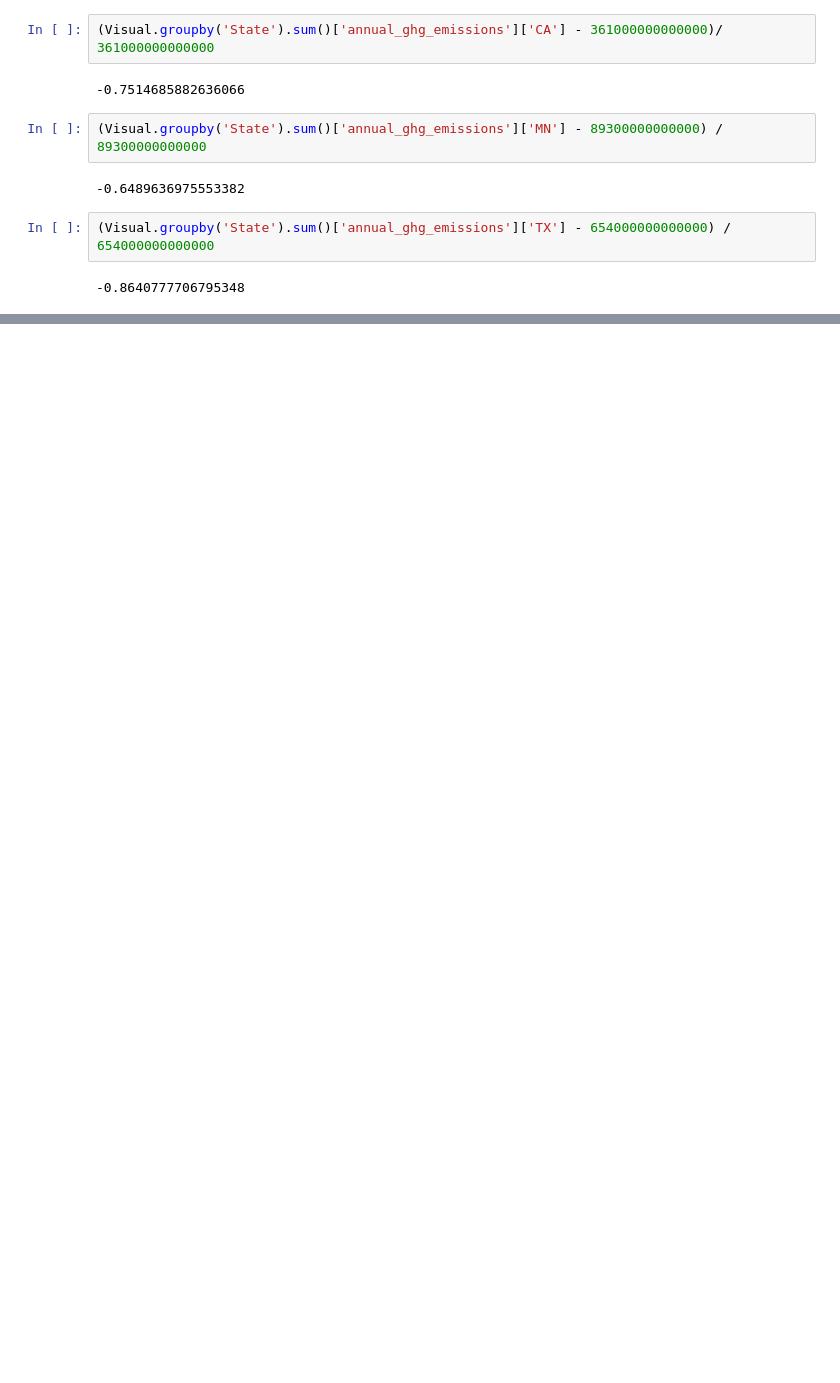
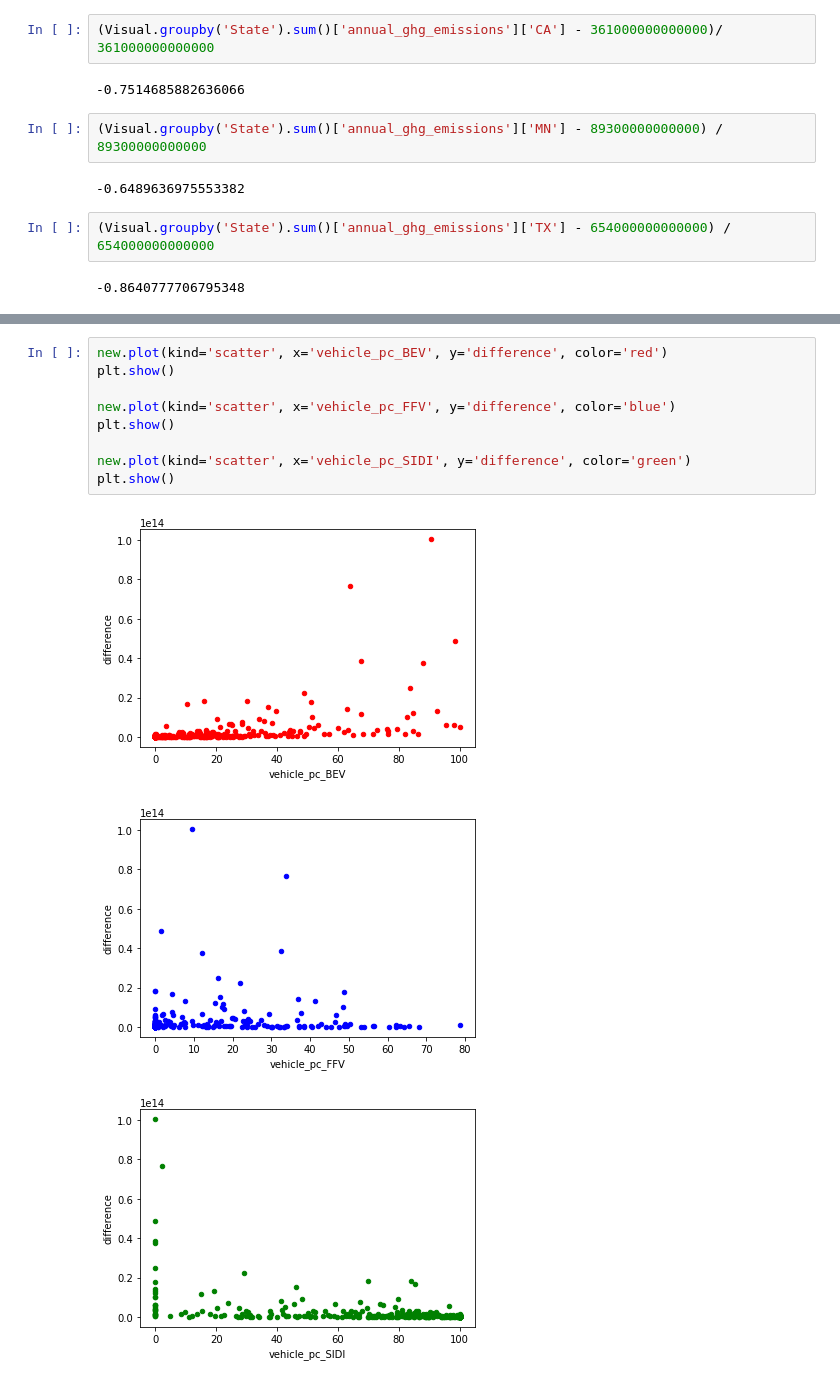
Before and after one commit to saif1457/iems394, a Jupyter notebook: 394clean.ipynb, the cells around one changed output, grey strips where cells are left out. Saved outputs shown, nothing was run; the diff lists cells and outputs as text; blank space fills up the shorter version.

```diff
--- a/394clean.ipynb
+++ b/394clean.ipynb
@@ -474,0 +484,13 @@ Visual.to_csv('optimisation_data/visual_df.csv')
+# %%
+new.plot(kind='scatter', x='vehicle_pc_BEV', y='difference', color='red')
+plt.show()
+
+new.plot(kind='scatter', x='vehicle_pc_FFV', y='difference', color='blue')
+plt.show()
+
+new.plot(kind='scatter', x='vehicle_pc_SIDI', y='difference', color='green')
+plt.show()
+# %% [output]
+[figure, added]
+[figure, added]
+[figure, added]
```
Also changed, not shown: parts of 12 cells of this notebook, 19 other files.
